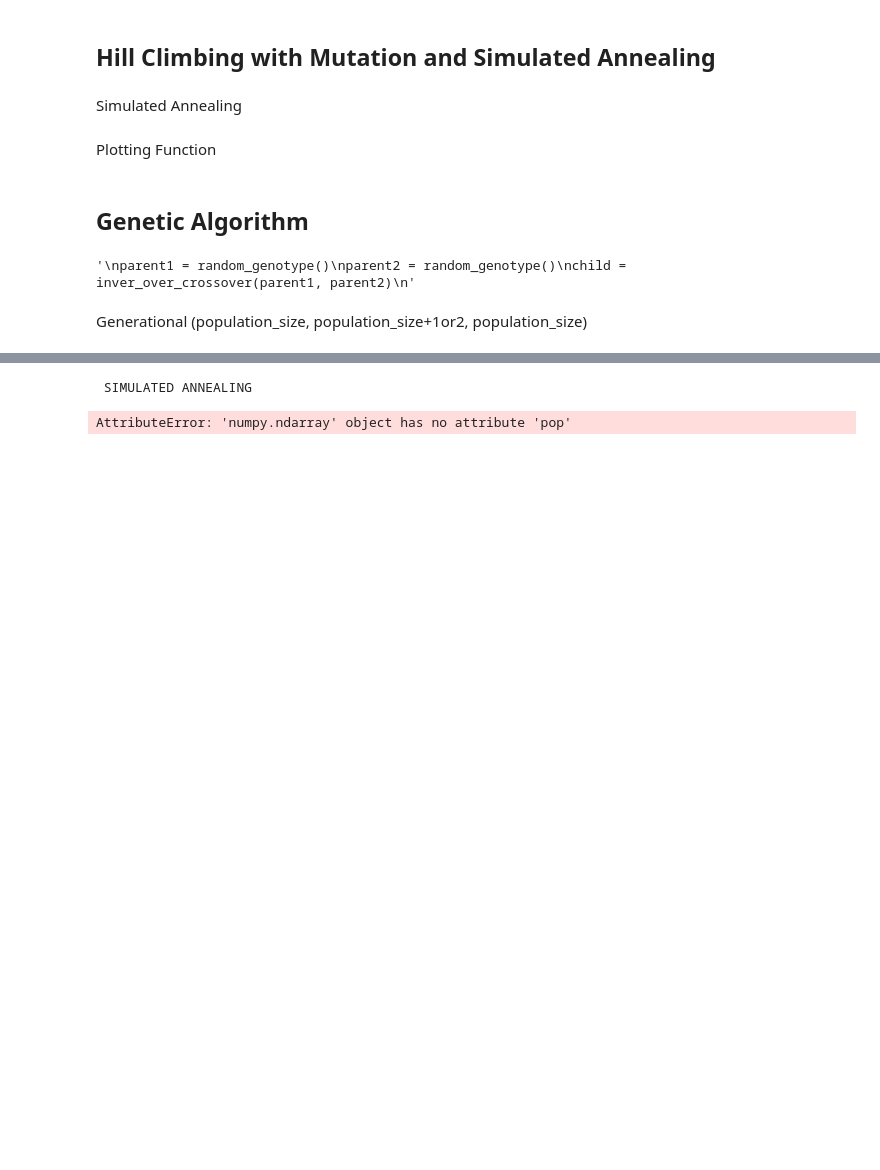
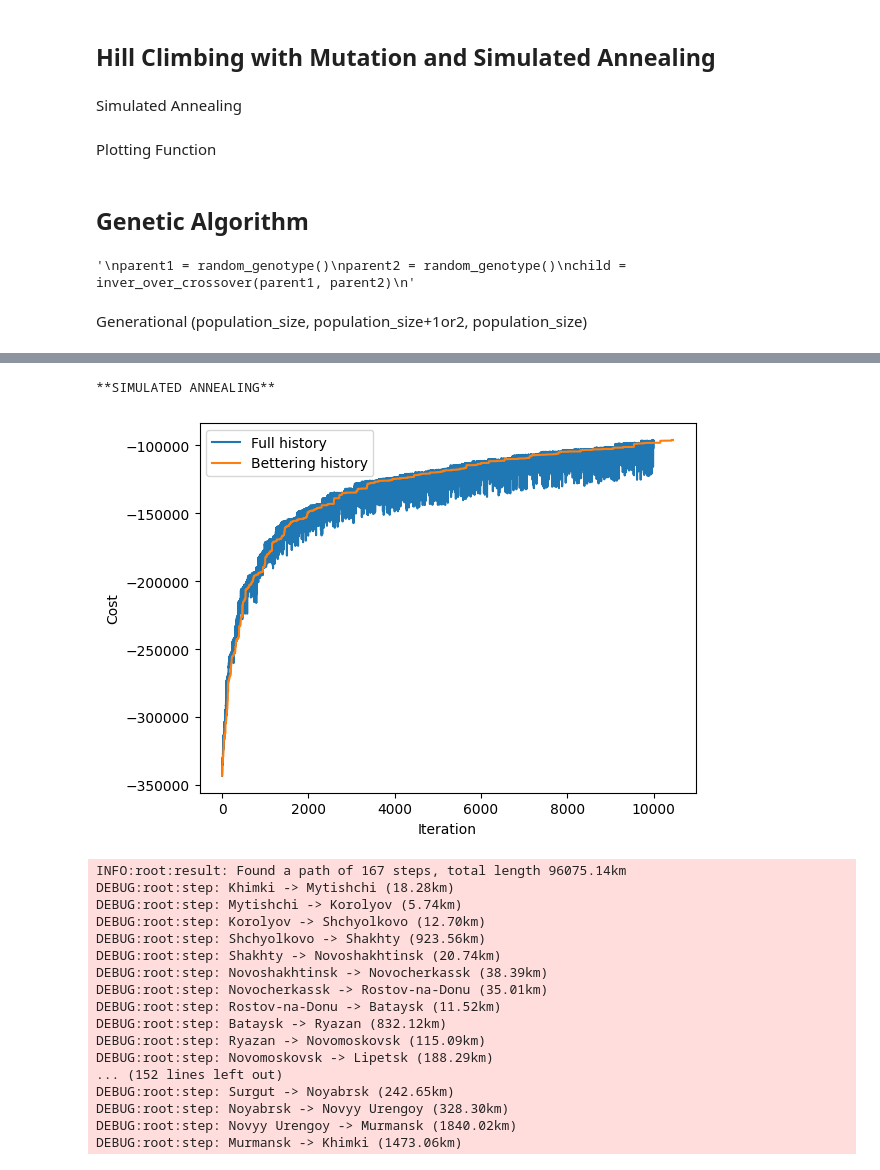
Before and after one commit to FabioGigante00/CI2024_lab2, a Jupyter notebook: tsp.ipynb, the cells around one changed output, grey strips where cells are left out. Drawn from its saved outputs; the diff is of its cells as text; code cells hidden in the pictures; blank space fills up the shorter version.

```diff
--- a/tsp.ipynb
+++ b/tsp.ipynb
@@ -224,38 +204,40 @@ Christofied algorithm
 # %% [markdown]
 Simulated Annealing
 # %%
-def simulated_annealing(solution, full_history, bettering_history, NSTEPS, mutation_prob):
+def simulated_annealing(solution, full_history, bettering_history, nsteps, mutation_prob):
     tweak = multi_swap_mutation
     top_cost = -tsp_cost(solution)
     last_bettering = 0
     top_solution = solution.copy()
-    for _ in range(int(NSTEPS)):
-        new_solution = tweak(solution.copy(),mutation_prob)
+    for step in range(int(nsteps)):
+        new_solution = tweak(solution.copy(), mutation_prob)
         new_cost = tsp_cost(new_solution)
         current_cost = tsp_cost(solution)
         full_history.append(-new_cost)
 
-        #if solution is better, accept it
+        # if solution is better, accept it
         if new_cost < current_cost:
             solution = new_solution
             bettering_history.append(-new_cost)
-        #else, accept it with a certain probability
+            last_bettering = step
+        # else, accept it with a certain probability
         else:
-            temperature = max(0.01, 1 - len(full_history) / NSTEPS)
+            temperature = max(0.01, 1 - len(full_history) / nsteps)
             acceptance_probability = np.exp((current_cost - new_cost) / temperature)
             if acceptance_probability > np.random.rand():
-                #Save last solution that was better than the current one
-                top_cost = -tsp_cost(solution)
-                top_solution = solution.copy()
                 solution = new_solution
 
         bettering_history.append(-tsp_cost(solution))
+
+        # Stop if no improvement in the last nsteps/10 steps
+        if step - last_bettering > nsteps / 10:
+            print(f"No improvement in the last {nsteps // 10} steps. Stopping early.")
+            break
 
     if top_cost < -tsp_cost(solution):
         top_solution = solution.copy()
         top_cost = -tsp_cost(solution)
 
-
     return full_history, bettering_history, top_cost, last_bettering, top_solution
 # %% [markdown]
 Plotting Function
@@ -411,9 +404,28 @@ DEBUG:root:step: Messina -> Palermo (192.10km)
 # %%
 #Run the simulated annealing
-print(" SIMULATED ANNEALING ")
+print("**SIMULATED ANNEALING**")
 full_history, bettering_history, top_cost, last_bettering, tsp = simulated_annealing(random_genotype(), [], [], 10000, 0.9)
 plot_history(full_history, bettering_history, ["Full history", "Bettering history"])
 print_tsp(tsp, -top_cost)
+cost_simulated = top_cost
+steps_simulated = last_bettering
 # %% [output]
- SIMULATED ANNEALING
+**SIMULATED ANNEALING**
+[figure, added]
-AttributeError: 'numpy.ndarray' object has no attribute 'pop'
+INFO:root:result: Found a path of 167 steps, total length 96075.14km
+DEBUG:root:step: Khimki -> Mytishchi (18.28km)
+DEBUG:root:step: Mytishchi -> Korolyov (5.74km)
+DEBUG:root:step: Korolyov -> Shchyolkovo (12.70km)
+DEBUG:root:step: Shchyolkovo -> Shakhty (923.56km)
+DEBUG:root:step: Shakhty -> Novoshakhtinsk (20.74km)
+DEBUG:root:step: Novoshakhtinsk -> Novocherkassk (38.39km)
+DEBUG:root:step: Novocherkassk -> Rostov‐na‐Donu (35.01km)
+DEBUG:root:step: Rostov‐na‐Donu -> Bataysk (11.52km)
+DEBUG:root:step: Bataysk -> Ryazan (832.12km)
+DEBUG:root:step: Ryazan -> Novomoskovsk (115.09km)
+DEBUG:root:step: Novomoskovsk -> Lipetsk (188.29km)
+... (152 lines left out)
+DEBUG:root:step: Surgut -> Noyabrsk (242.65km)
+DEBUG:root:step: Noyabrsk -> Novyy Urengoy (328.30km)
+DEBUG:root:step: Novyy Urengoy -> Murmansk (1840.02km)
+DEBUG:root:step: Murmansk -> Khimki (1473.06km)
```
Also changed, not shown: parts of 12 cells of this notebook, 2 other files.
